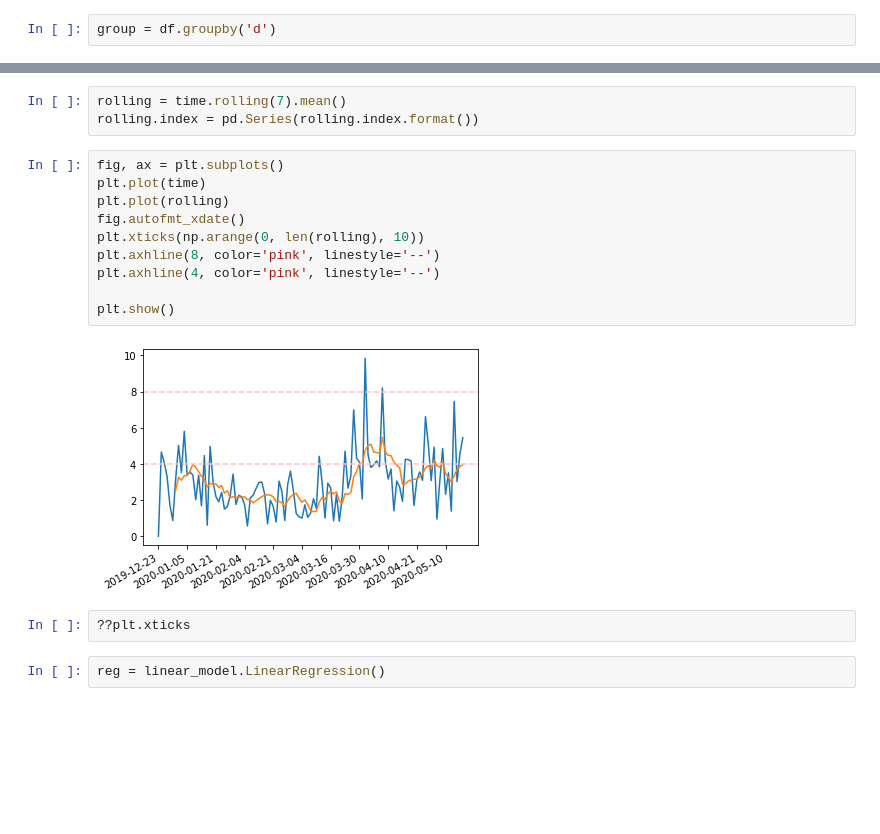
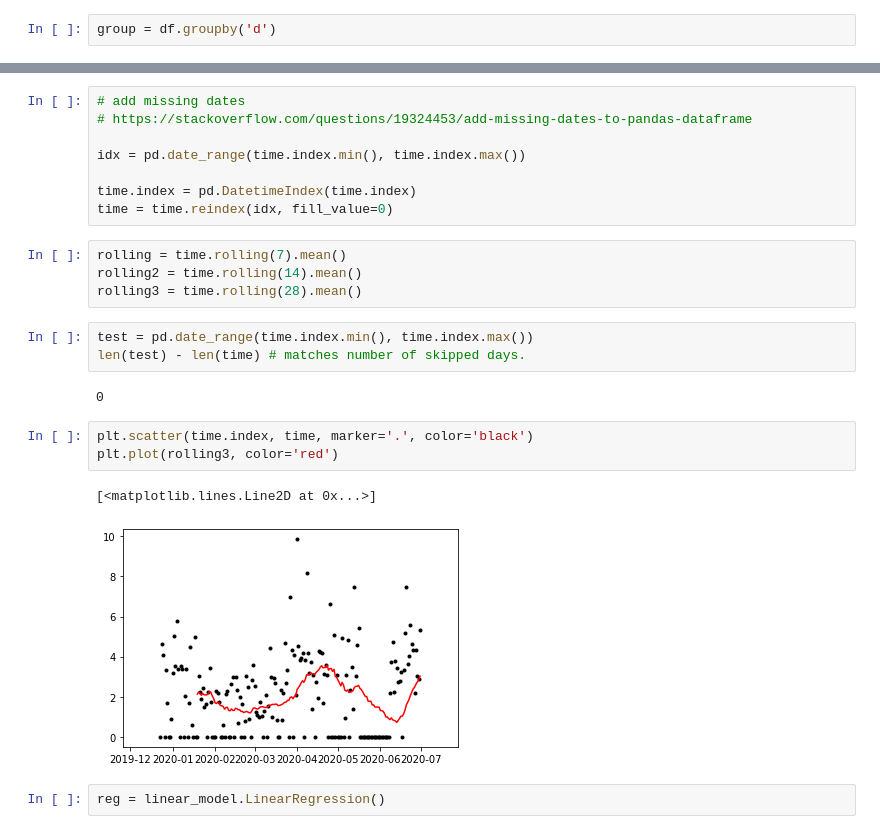
Before and after one commit to Brandon-Spicer/Productivity, a Jupyter notebook: analysis/analysis.ipynb, the cells around one changed output, grey strips where cells are left out. Saved outputs shown, nothing was run; the diff lists cells and outputs as text; blank space fills up the shorter version.

```diff
--- a/analysis/analysis.ipynb
+++ b/analysis/analysis.ipynb
@@ -96,20 +91,26 @@ time.index = pd.Series(time.index.format())
+# %%
+# add missing dates
+# https://stackoverflow.com/questions/19324453/add-missing-dates-to-pandas-dataframe
+
+idx = pd.date_range(time.index.min(), time.index.max())
+
+time.index = pd.DatetimeIndex(time.index)
+time = time.reindex(idx, fill_value=0)
 # %%
 rolling = time.rolling(7).mean()
-rolling.index = pd.Series(rolling.index.format())
+rolling2 = time.rolling(14).mean()
+rolling3 = time.rolling(28).mean()
-# %%
-fig, ax = plt.subplots()
-plt.plot(time)
-plt.plot(rolling)
-fig.autofmt_xdate()
-plt.xticks(np.arange(0, len(rolling), 10))
-plt.axhline(8, color='pink', linestyle='--')
-plt.axhline(4, color='pink', linestyle='--')
-
-plt.show()
-# %% [output]
-[figure, removed]
-# %%
-??plt.xticks
+# %%
+test = pd.date_range(time.index.min(), time.index.max())
+len(test) - len(time) # matches number of skipped days.
+# %% [output]
+0
+# %%
+plt.scatter(time.index, time, marker='.', color='black')
+plt.plot(rolling3, color='red')
+# %% [output]
+[<matplotlib.lines.Line2D at 0x...>]
+[figure, added]
 # %%
 reg = linear_model.LinearRegression()
 # %%
```
Also changed, not shown: parts of 16 cells of this notebook.
